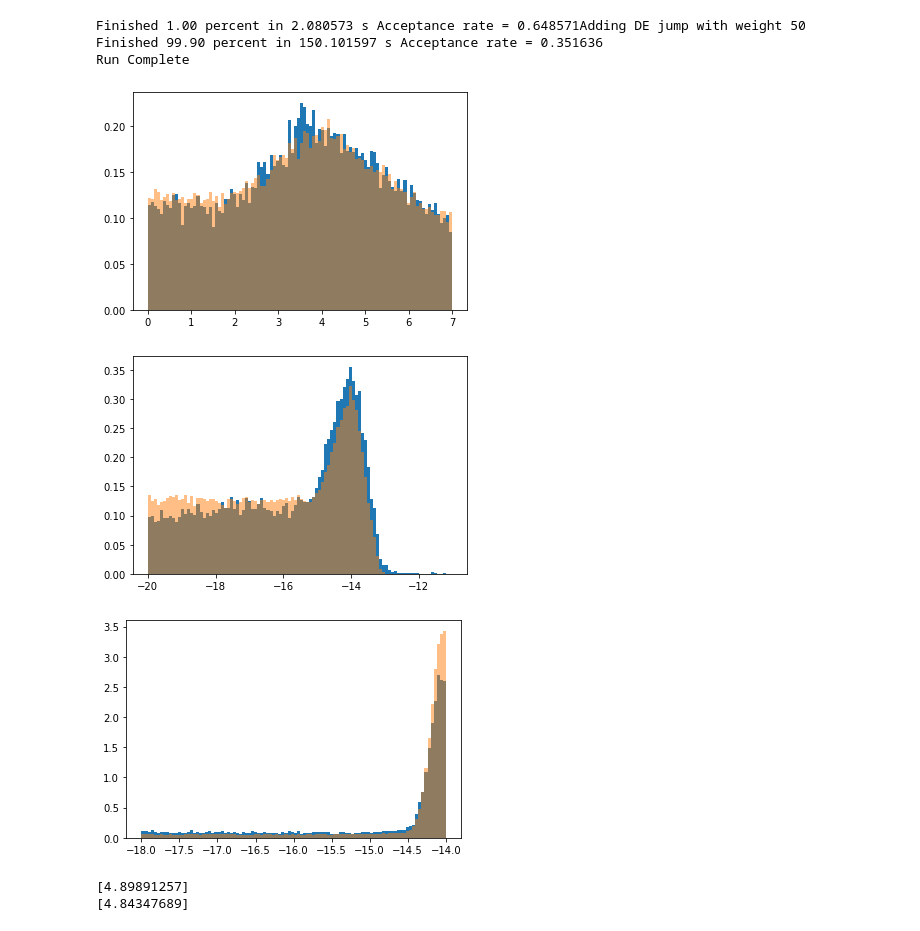
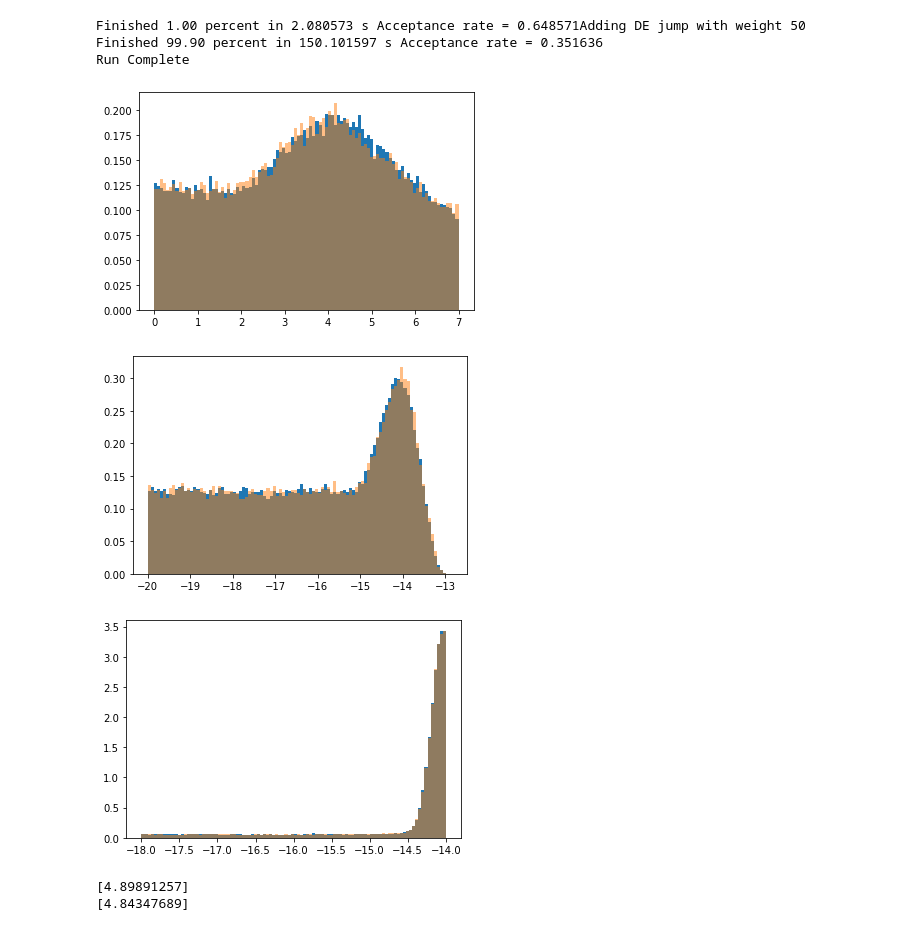
Before and after one commit to AaronDJohnson/impulse_mcmc, a Jupyter notebook: pta_test.ipynb, the cells around one changed output. Cells and saved outputs as stored; diff of their text form; code cells hidden in the pictures.

```diff
--- a/pta_test.ipynb
+++ b/pta_test.ipynb
@@ -42,3 +42,7 @@ plt.show()
 x0 = np.array(list(sample_params(pta.params).values()))
 # %%
 res = sample(pta.get_lnlikelihood, pta.get_lnprior, len(x0), x0, num_samples=1_000_000, buf_size=50_000)
+# %%
+ii = 2
+plt.plot(res[0:3000, ii])
+plt.show()
@@ -65,14 +71,14 @@ with open(outDir + 'chain_1.txt', 'r') as f:
     chain2 = np.loadtxt(f)
 # %%
 for ii in range(3):
-    __, bins, __ = plt.hist(res[20_000:, ii, 0], bins=100, density=True)
+    __, bins, __ = plt.hist(res[20_000:, ii], bins=100, density=True)
     plt.hist(chain2[20_000:, ii], bins=bins, density=True, alpha=0.5)
     # plt.hist(samples[:, ii], bins=bins, density=True, alpha=0.5)
     plt.show()
 # %% [output]
-[figure, old version]
+[figure, new version]
-[figure, old version]
+[figure, new version]
-[figure, old version]
+[figure, new version]
 # %%
 plt.plot(res[:])
 # %%
```
Also changed, not shown: parts of 3 cells of this notebook, 2 other files.
